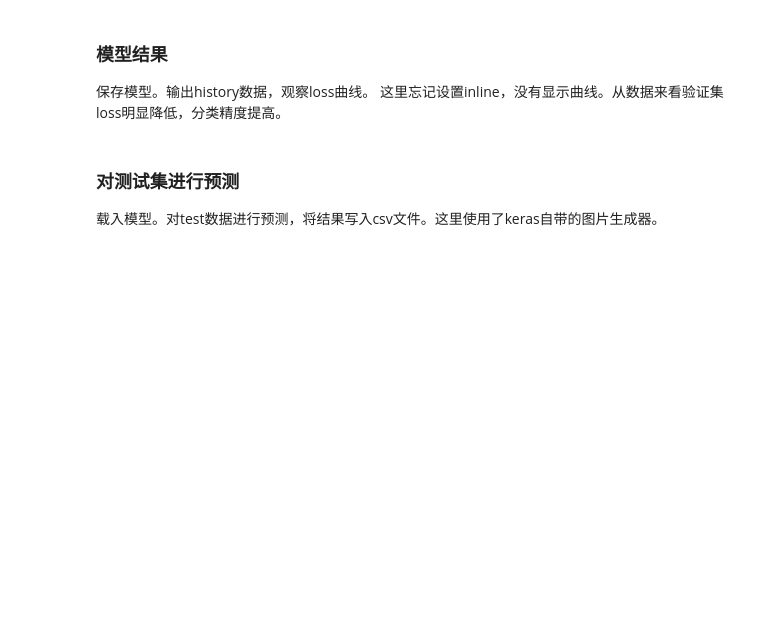
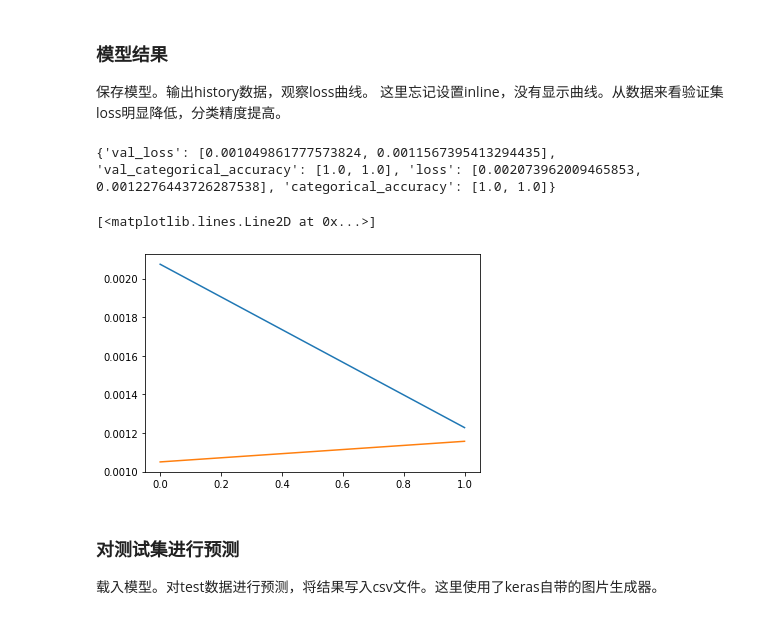
Before and after one commit to perfectism13/learning_colab, a Jupyter notebook: video_model.ipynb, the cells around one changed output. Saved outputs shown, nothing was run; the diff lists cells and outputs as text; code cells hidden in the pictures; blank space fills up the shorter version.

```diff
--- a/video_model.ipynb
+++ b/video_model.ipynb
@@ -388,19 +409,23 @@ def valid_gen(batch_size):
         x = []
         y = []
         while len(y) < batch_size:
-            line = valid_list[current]
-            arr = line.strip().split(',')
-            path = os.path.join('.', 'train', str(arr[1]), str(arr[2]))
+            line1 = valid_list[current]
+            line2 = valid_list[current+1]
+            arr1 = line1.strip().split(',')
+            arr2 = line2.strip().split(',')
+            path1 = os.path.join('.', 'train', str(arr1[1]), str(arr1[2]))
+            path3 = os.path.join('.', 'train', str(arr2[1]), str(arr2[2]))
             #print (path)
-            img = get_im_cv2(path, 299)
-            x.append(img)
-            label = one_hot_encode([str(arr[1])])[0]
+            mffs = get_mffs(path1,path3)
+            x.append(mffs)
+            label = one_hot_encode([str(arr1[1])])[0]
             y.append(label)
             current += 1
-            if current >= len(valid_list):
+            if current+2 >= len(valid_list):
                 current = 0
         x = np.array(x)
-        x = x.reshape(batch_size, img_size, img_size, 3)
+        img_size = 299
+        x = x.reshape(batch_size, img_size, img_size, 5)
         y = np.array(y, dtype = np.uint8)
         y = y.reshape(batch_size, 10)
         yield (x, y)
@@ -632,8 +605,8 @@ def Xception():
   weights_path = get_file('xception_weights.h5', WEIGHTS_PATH, cache_subdir='models')
 
 	# load weights
-  model.load_weights(weights_path, by_name=True)
-
+  # model.load_weights(weights_path, by_name=True)
+  model.load_weights('my_model12.h5', by_name=True)
   return model
 
 
@@ -668,15 +641,15 @@ ________________________________________________________________________________
 进行模型训练。这里batch size为64。用了自适应优化器Nadam，使用schedule learning rate自动调整学习率的方法并在验证loss不下降时early stopping。一共训练5代，最后的验证集loss仍然有下降空间。steps per epoch设定为在一个epoch内所有训练图片被遍历1次.
 # %%
 from keras.callbacks import ModelCheckpoint, EarlyStopping, LearningRateScheduler
-model.compile(optimizer=Nadam(),loss='categorical_crossentropy',metrics=['categorical_accuracy'])
+video_model.compile(optimizer=Nadam(),loss='categorical_crossentropy',metrics=['categorical_accuracy'])
 
 def learning_rate(epoch):
     ini_lr = 0.002
     lr = ini_lr * pow(10, -epoch)
     return lr
 
-cp = ModelCheckpoint(filepath="my_model12.h5", save_best_only=True)
+cp = ModelCheckpoint(filepath="video_model.h5", save_best_only=True)
 es = EarlyStopping()
 lrs = LearningRateScheduler(learning_rate)
-hist = model.fit_generator(train_gen(64), steps_per_epoch = 263, epochs = 5, workers=4, max_q_size=20, use_multiprocessing=True, validation_data = valid_gen(64), validation_steps = 75, callbacks=[cp, es, lrs])
+hist = video_model.fit_generator(train_gen(32), steps_per_epoch = 526, epochs = 5, workers=2, max_q_size=20, use_multiprocessing=True, validation_data = valid_gen(32), validation_steps = 150, callbacks=[cp, es, lrs])
 # %% [output]
@@ -694,6 +668,16 @@ Epoch 5/5
 ### 模型结果
 
 保存模型。输出history数据，观察loss曲线。 这里忘记设置inline，没有显示曲线。从数据来看验证集loss明显降低，分类精度提高。
+# %%
+from matplotlib import pyplot as plt
+print (hist.history)
+plt.figure(1)
+plt.plot (hist.history['loss'])
+plt.plot (hist.history['val_loss'])
+# %% [output]
+{'val_loss': [0.001049861777573824, 0.0011567395413294435], 'val_categorical_accuracy': [1.0, 1.0], 'loss': [0.002073962009465853, 0.0012276443726287538], 'categorical_accuracy': [1.0, 1.0]}
+[<matplotlib.lines.Line2D at 0x...>]
+[figure, added]
 # %% [markdown]
 ### 对测试集进行预测
 
```
Also changed, not shown: parts of 11 cells of this notebook.
